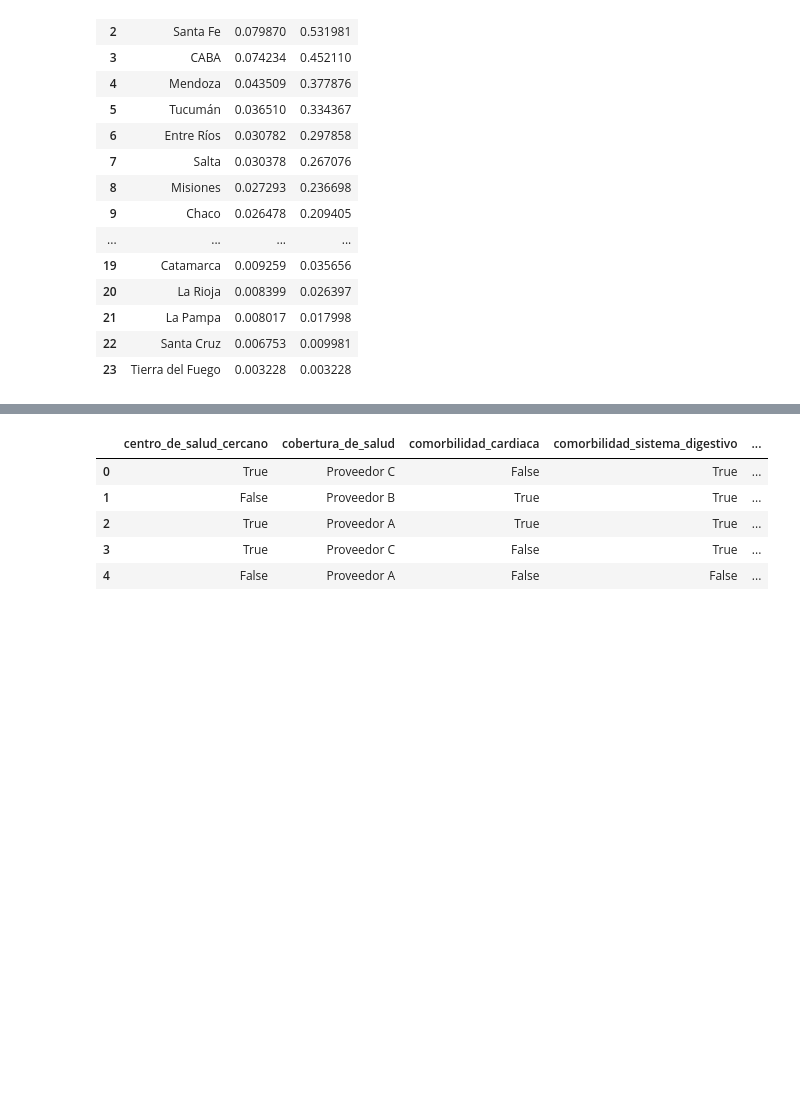
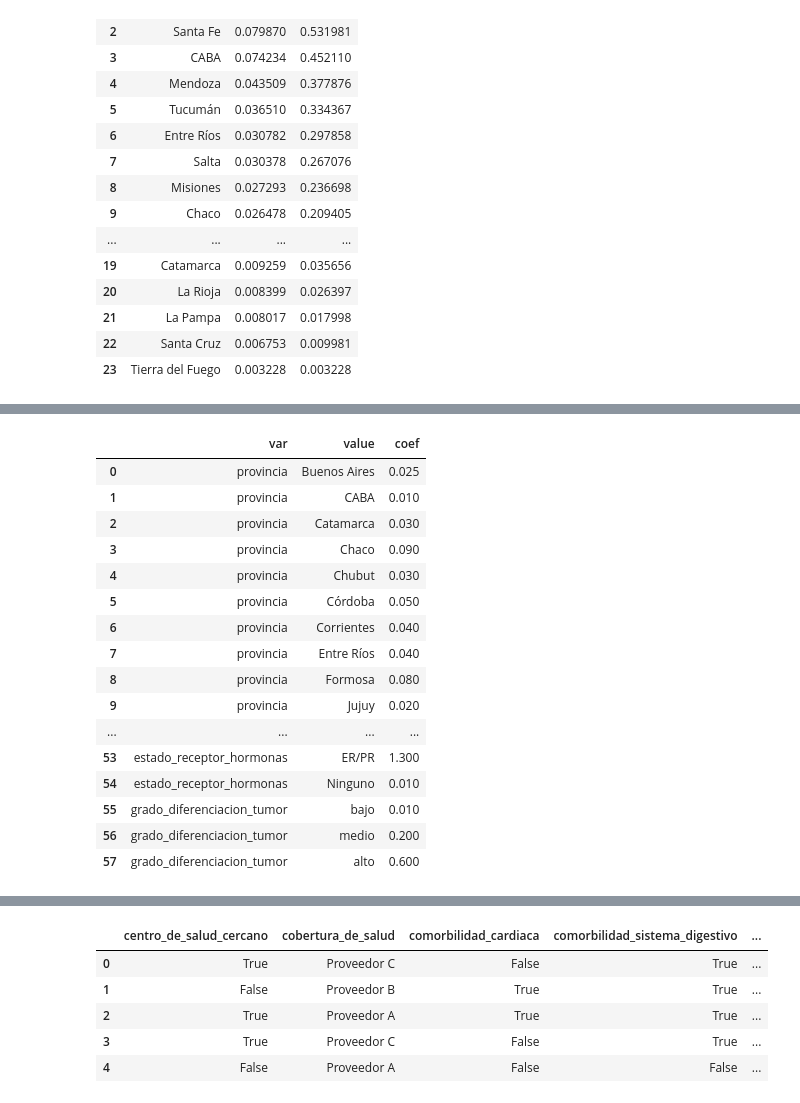
Before and after one commit to javieriserte/qualitative-data-course, a Jupyter notebook: exams/12_2023/data/generate_data.ipynb, the cells around one changed output, grey strips where cells are left out. Saved outputs shown, nothing was run; the diff lists cells and outputs as text; code cells hidden in the pictures; blank space fills up the shorter version.

```diff
--- a/exams/12_2023/data/generate_data.ipynb
+++ b/exams/12_2023/data/generate_data.ipynb
@@ -217,0 +360,29 @@ estadio_al_momento_de_diagnostica y grado_diferenciacion_tumor
+# %%
+
+model = (
+  pd.read_csv(
+    "coeff.txt",
+    sep=",",
+    header=None
+  )
+  .rename(columns = {0:"var", 1:"value", 2:"coef"})
+)
+model
+# %% [output]
+|  | var | value | coef |
+| 0 | provincia | Buenos Aires | 0.025 |
+| 1 | provincia | CABA | 0.010 |
+| 2 | provincia | Catamarca | 0.030 |
+| 3 | provincia | Chaco | 0.090 |
+| 4 | provincia | Chubut | 0.030 |
+| 5 | provincia | Córdoba | 0.050 |
+| 6 | provincia | Corrientes | 0.040 |
+| 7 | provincia | Entre Ríos | 0.040 |
+| 8 | provincia | Formosa | 0.080 |
+| 9 | provincia | Jujuy | 0.020 |
+| ... | ... | ... | ... |
+| 53 | estado_receptor_hormonas | ER/PR | 1.300 |
+| 54 | estado_receptor_hormonas | Ninguno | 0.010 |
+| 55 | grado_diferenciacion_tumor | bajo | 0.010 |
+| 56 | grado_diferenciacion_tumor | medio | 0.200 |
+| 57 | grado_diferenciacion_tumor | alto | 0.600 |
```
Also changed, not shown: parts of 21 cells of this notebook, 4 other files.
